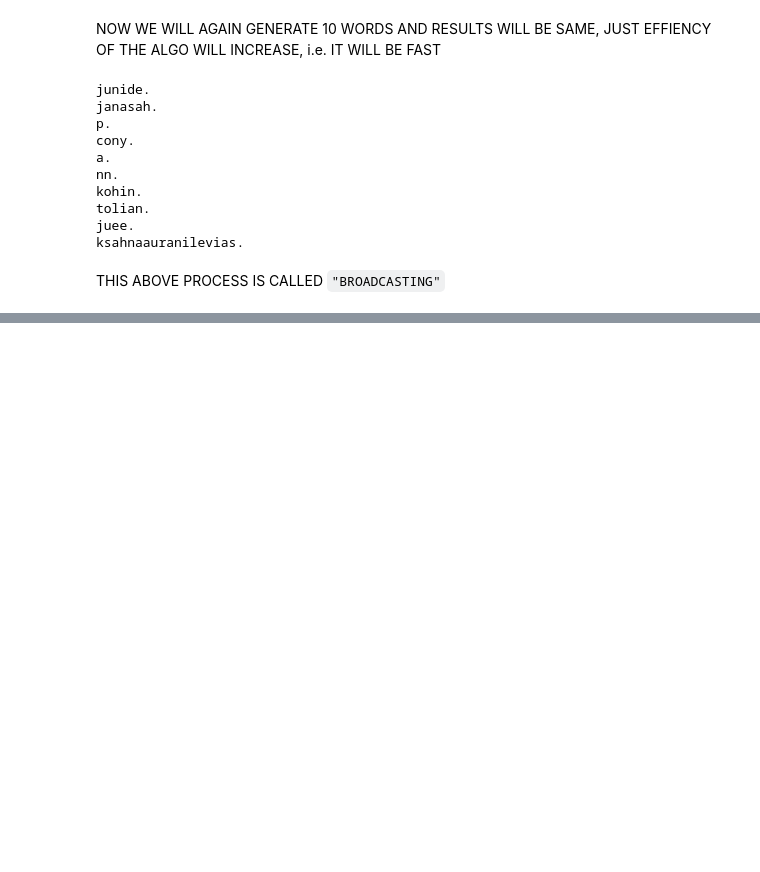
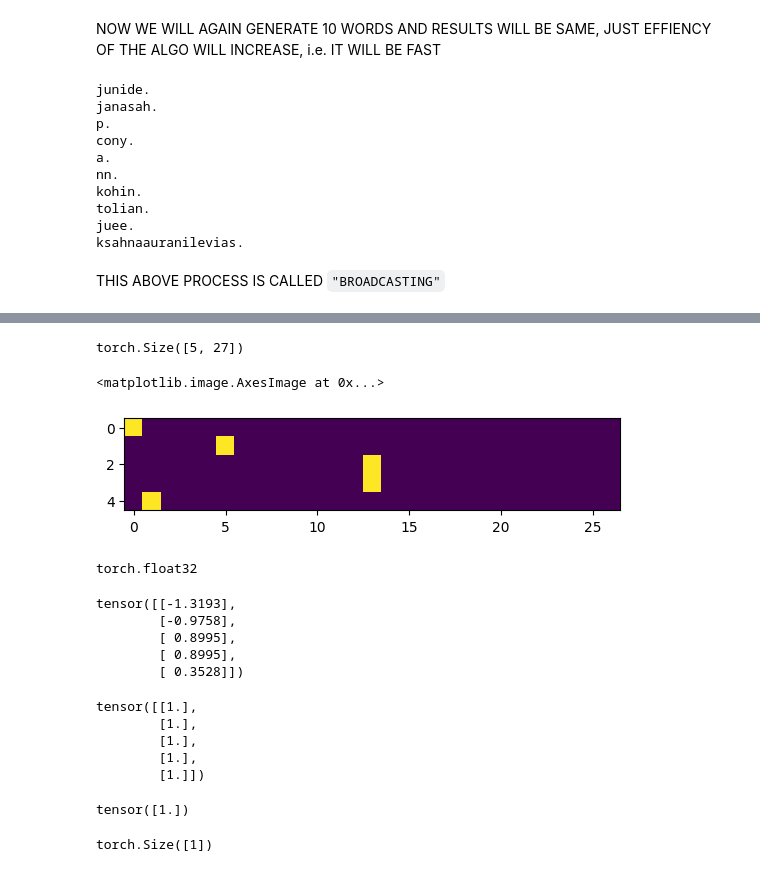
Before and after one commit to CJain2004/makemore, a Jupyter notebook: makemore.ipynb, the cells around one changed output, grey strips where cells are left out. Cells and saved outputs as stored; diff of their text form; code cells hidden in the pictures; blank space fills up the shorter version.

```diff
--- a/makemore.ipynb
+++ b/makemore.ipynb
@@ -306,3 +306,23 @@ juee.
 ksahnaauranilevias.
 # %% [markdown]
 THIS ABOVE PROCESS IS CALLED `"BROADCASTING"`
+# %%
+log_likelihood = 0.0
+n = 0
+
+for w in words:
+#for w in ["andrejq"]:
+  chs = ['.'] + list(w) + ['.']
+  for ch1, ch2 in zip(chs, chs[1:]):
+    ix1 = stoi[ch1]
+    ix2 = stoi[ch2]
+    prob = P[ix1, ix2]
+    logprob = torch.log(prob)
+    log_likelihood += logprob
+    n += 1
+    #print(f'{ch1}{ch2}: {prob:.4f} {logprob:.4f}')
+
+print(f'{log_likelihood=}')
+nll = -log_likelihood
+print(f'{nll=}')
+print(f'{nll/n}')
@@ -308,0 +333,15 @@ THIS ABOVE PROCESS IS CALLED `"BROADCASTING"`
+# %%
+# create the training set of bigrams (x,y)
+xs, ys = [], []
+
+for w in words[:1]:
+  chs = ['.'] + list(w) + ['.']
+  for ch1, ch2 in zip(chs, chs[1:]):
+    ix1 = stoi[ch1]
+    ix2 = stoi[ch2]
+    print(ch1, ch2)
+    xs.append(ix1)
+    ys.append(ix2)
+
+xs = torch.tensor(xs)
+ys = torch.tensor(ys)
@@ -308,0 +362,4 @@ THIS ABOVE PROCESS IS CALLED `"BROADCASTING"`
+# %%
+import torch.nn.functional as F
+xenc = F.one_hot(xs, num_classes=27).float()
+xenc
@@ -308,0 +377,41 @@ THIS ABOVE PROCESS IS CALLED `"BROADCASTING"`
+# %%
+xenc.shape
+# %% [output]
+torch.Size([5, 27])
+# %%
+plt.imshow(xenc)
+# %% [output]
+<matplotlib.image.AxesImage at 0x...>
+[figure, added]
+# %%
+xenc.dtype
+# %% [output]
+torch.float32
+# %%
+W = torch.randn((27, 1))
+xenc @ W
+# %% [output]
+tensor([[-1.3193],
+        [-0.9758],
+        [ 0.8995],
+        [ 0.8995],
+        [ 0.3528]])
+# %%
+logits = xenc @ W # log-counts
+counts = logits.exp() # equivalent N
+probs = counts / counts.sum(1, keepdims=True)
+probs
+# %% [output]
+tensor([[1.],
+        [1.],
+        [1.],
+        [1.],
+        [1.]])
+# %%
+probs[0]
+# %% [output]
+tensor([1.])
+# %%
+probs[0].shape
+# %% [output]
+torch.Size([1])
```
Also changed, not shown: parts of 21 cells of this notebook.
